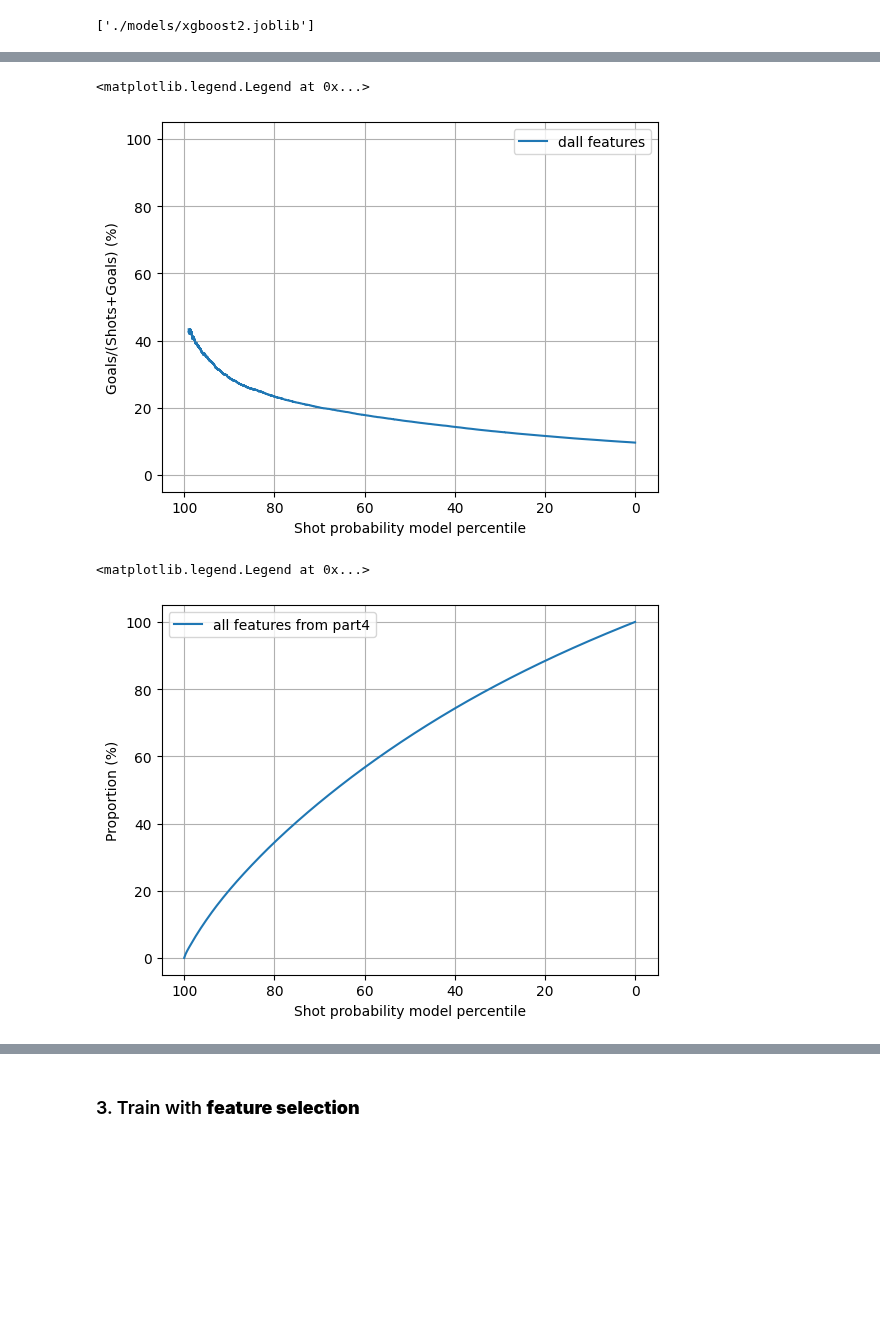
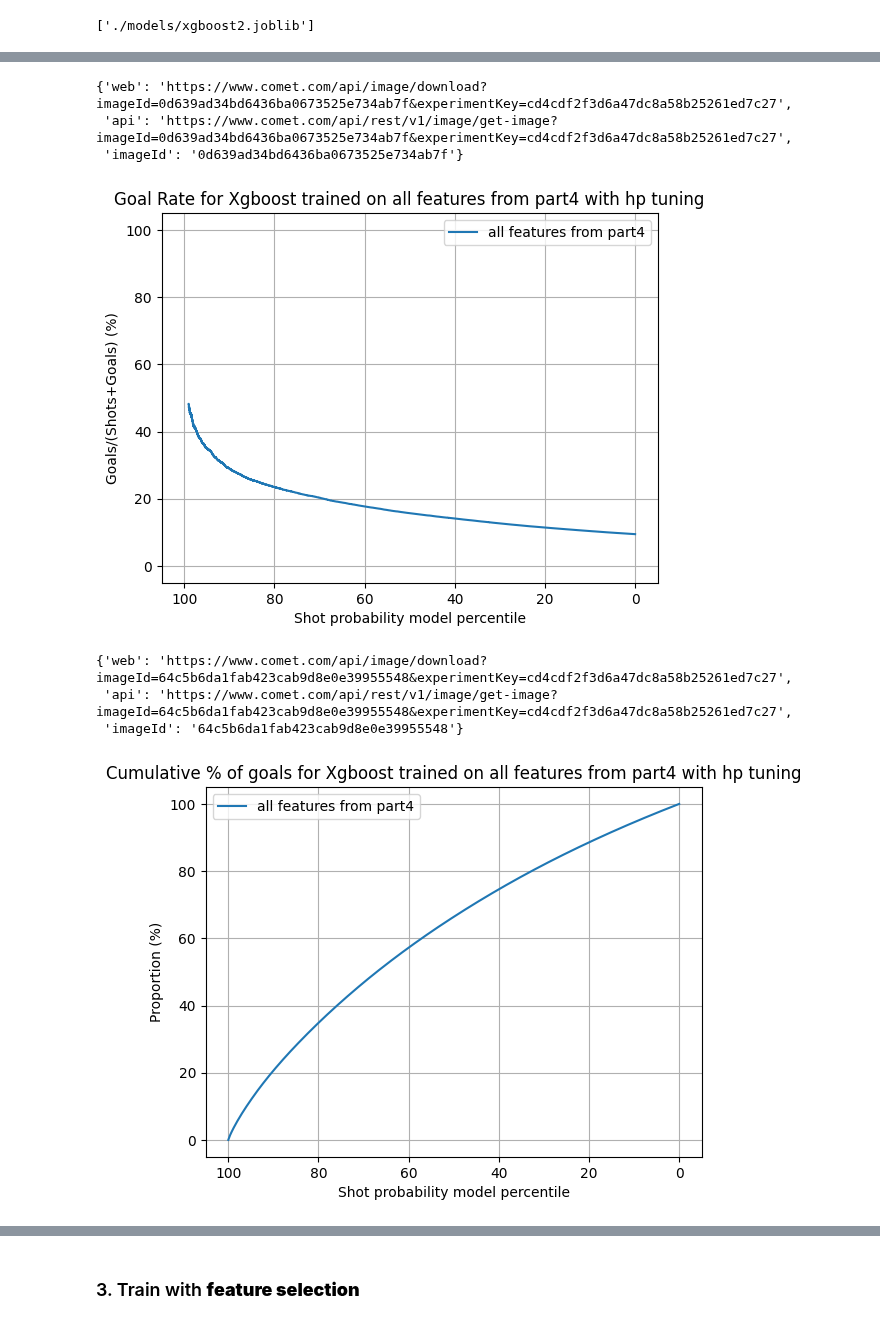
Before and after one commit to hfereidouni/DataScience, a Jupyter notebook: Milestone2/AdvancedModel.ipynb, the cells around one changed output, grey strips where cells are left out. Cells and saved outputs as stored; diff of their text form; code cells hidden in the pictures; blank space fills up the shorter version.

```diff
--- a/Milestone2/AdvancedModel.ipynb
+++ b/Milestone2/AdvancedModel.ipynb
@@ -161,2 +223,9 @@ plt.grid(True)
 # %% [markdown]
 ### 2. Train with **features in part4**
+# %%
+# Create an experiment with your api key
+exp = Experiment(
+    api_key="v5q8O8LftZtvOcoXlVM8Ku8fH",
+    project_name="ift6758",
+    workspace="hfereidouni",
+)
@@ -327,23 +420,31 @@ probas_and_label_2
 # %%
 start_length = int(len(probas_and_label_2)*0.01)
-plt.plot(probas_and_label_2['rank'].iloc[start_length:],probas_and_label_2['#goal/#goal+#shot'].iloc[start_length:],label="dall features")
+plt.plot(probas_and_label_2['rank'].iloc[start_length:],probas_and_label_2['#goal/#goal+#shot'].iloc[start_length:],label="all features from part4")
+plt.title(f'Goal Rate for Xgboost trained on all features from part4 with hp tuning')
 plt.xlim([105,-5])
 plt.ylim([-5,105])
 plt.grid(True)
 plt.ylabel("Goals/(Shots+Goals) (%)")
 plt.xlabel("Shot probability model percentile")
 plt.legend()
+exp.log_figure(figure_name='Goal Rate for Xgboost trained on all features from part4 with hp tuning')
 # %% [output]
-<matplotlib.legend.Legend at 0x...>
+{'web': 'https://www.comet.com/api/image/download?imageId=0d639ad34bd6436ba0673525e734ab7f&experimentKey=cd4cdf2f3d6a47dc8a58b25261ed7c27',
+ 'api': 'https://www.comet.com/api/rest/v1/image/get-image?imageId=0d639ad34bd6436ba0673525e734ab7f&experimentKey=cd4cdf2f3d6a47dc8a58b25261ed7c27',
+ 'imageId': '0d639ad34bd6436ba0673525e734ab7f'}
-[figure, old version]
+[figure, new version]
 # %%
 plt.plot(probas_and_label_2['rank'],probas_and_label_2['cum_percent'],label="all features from part4")
+plt.title(f'Cumulative % of goals for Xgboost trained on all features from part4 with hp tuning')
 plt.xlim([105,-5])
 plt.ylim([-5,105])
 plt.grid(True)
 plt.ylabel("Proportion (%)")
 plt.xlabel("Shot probability model percentile")
 plt.legend()
+exp.log_figure(figure_name=f'Cumulative % of goals for Xgboost trained on all features from part4 with hp tuning')
 # %% [output]
-<matplotlib.legend.Legend at 0x...>
+{'web': 'https://www.comet.com/api/image/download?imageId=64c5b6da1fab423cab9d8e0e39955548&experimentKey=cd4cdf2f3d6a47dc8a58b25261ed7c27',
+ 'api': 'https://www.comet.com/api/rest/v1/image/get-image?imageId=64c5b6da1fab423cab9d8e0e39955548&experimentKey=cd4cdf2f3d6a47dc8a58b25261ed7c27',
+ 'imageId': '64c5b6da1fab423cab9d8e0e39955548'}
-[figure, old version]
+[figure, new version]
```
Also changed, not shown: parts of 71 cells of this notebook, 4 other files.
